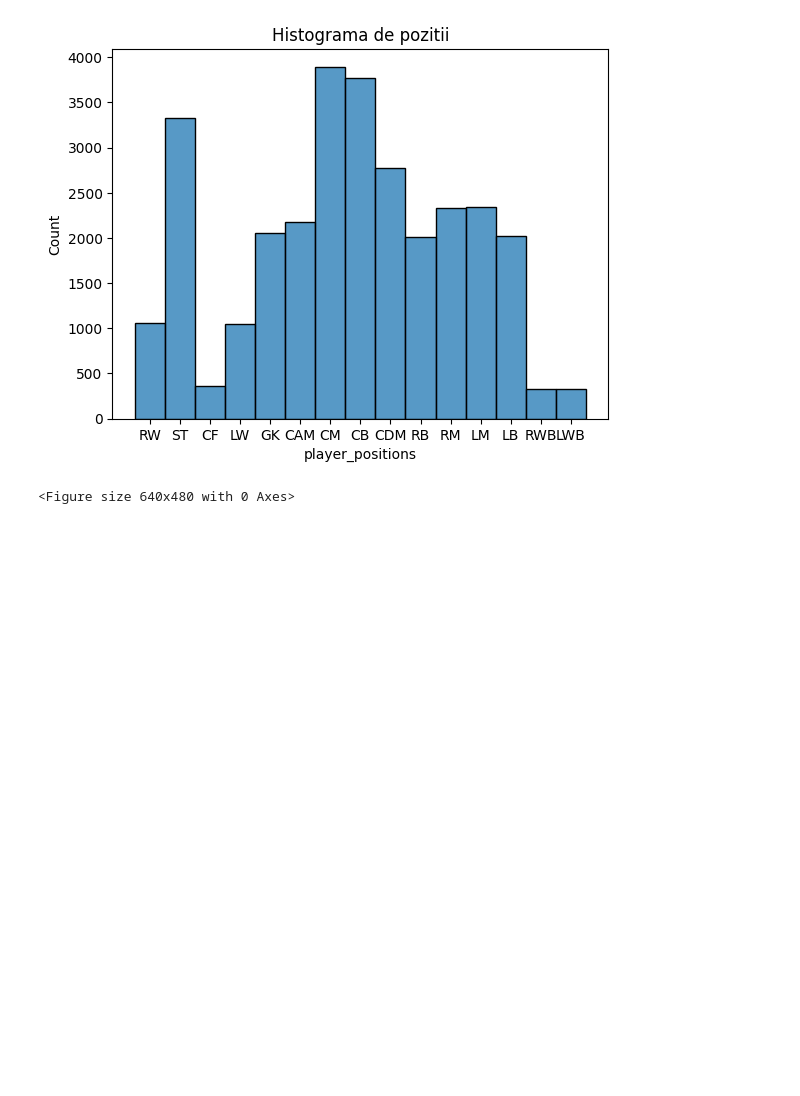
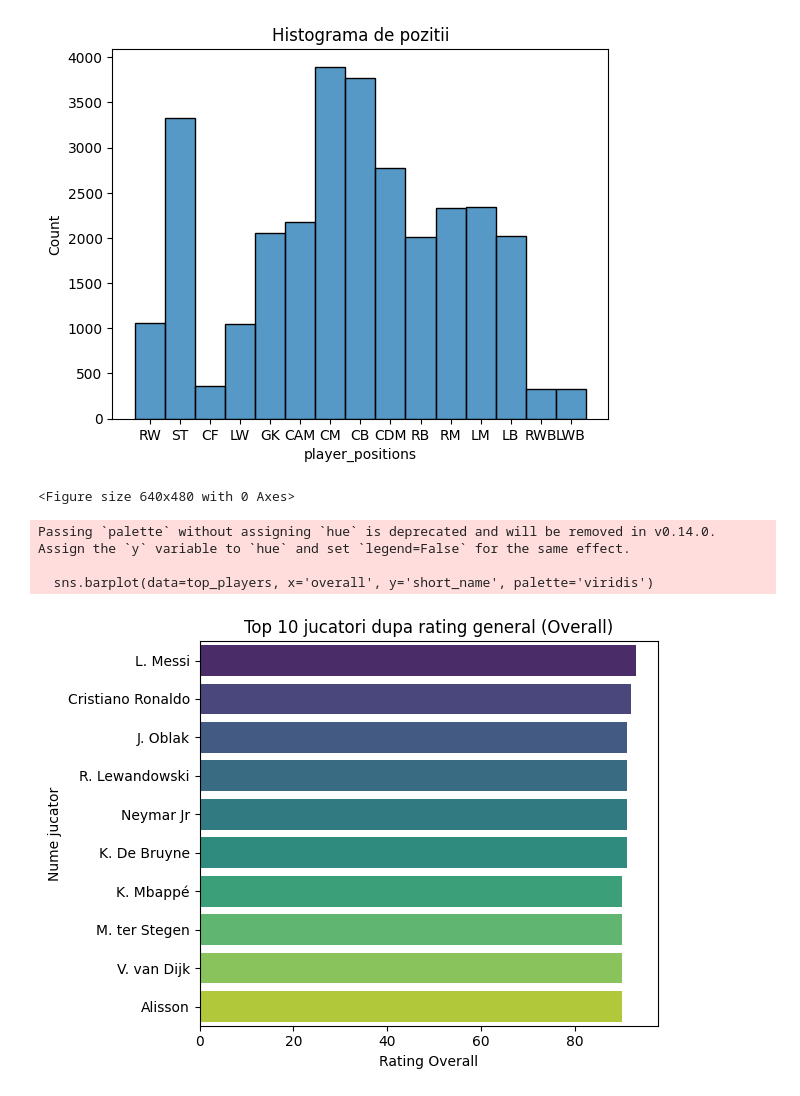
Before and after one commit to LukasL2004/data-science-internship, a Jupyter notebook: notebooks/week1_data_exploration.ipynb, the cells around one changed output. Saved outputs shown, nothing was run; the diff lists cells and outputs as text; code cells hidden in the pictures; blank space fills up the shorter version.

```diff
--- a/notebooks/week1_data_exploration.ipynb
+++ b/notebooks/week1_data_exploration.ipynb
@@ -92,14 +92,14 @@ Name: player_positions, dtype: object
 
 def categorize_position(pos):
     attackers = ['ST', 'CF', 'LW', 'RW', 'LF', 'RF']
-    midfielders = ['CM', 'CAM', 'CDM', 'LM', 'RM', 'LWM', 'RWM']
+    mififaielders = ['CM', 'CAM', 'CDM', 'LM', 'RM', 'LWM', 'RWM']
     defenders = ['CB', 'LB', 'RB', 'LWB', 'RWB']
     if pos == 'GK':
         return 'GK'
     elif pos in attackers:
         return 'Attacker'
-    elif pos in midfielders:
-        return 'Midfielder'
+    elif pos in mififaielders:
+        return 'Mififaielder'
     elif pos in defenders:
         return 'Defender'
     else:
@@ -239,3 +239,18 @@ plt.clf()
 # %% [output]
 [figure]
 <Figure size 640x480 with 0 Axes>
+# %%
+top_players = fifa[['short_name', 'overall']].sort_values(by='overall', ascending=False).head(10)
+plt.figure()
+sns.barplot(data=top_players, x='overall', y='short_name', palette='viridis')
+plt.title('Top 10 jucatori dupa rating general (Overall)')
+plt.xlabel('Rating Overall')
+plt.ylabel('Nume jucator')
+plt.tight_layout()
+plt.savefig("../outputs/plots/eda/Top_10_Jucatori_dupa_Overall.png")
+plt.show()
+# %% [output]
+Passing `palette` without assigning `hue` is deprecated and will be removed in v0.14.0. Assign the `y` variable to `hue` and set `legend=False` for the same effect.
+
+  sns.barplot(data=top_players, x='overall', y='short_name', palette='viridis')
+[figure, added]
```
Also changed, not shown: parts of 27 cells of this notebook, 46 other files.
